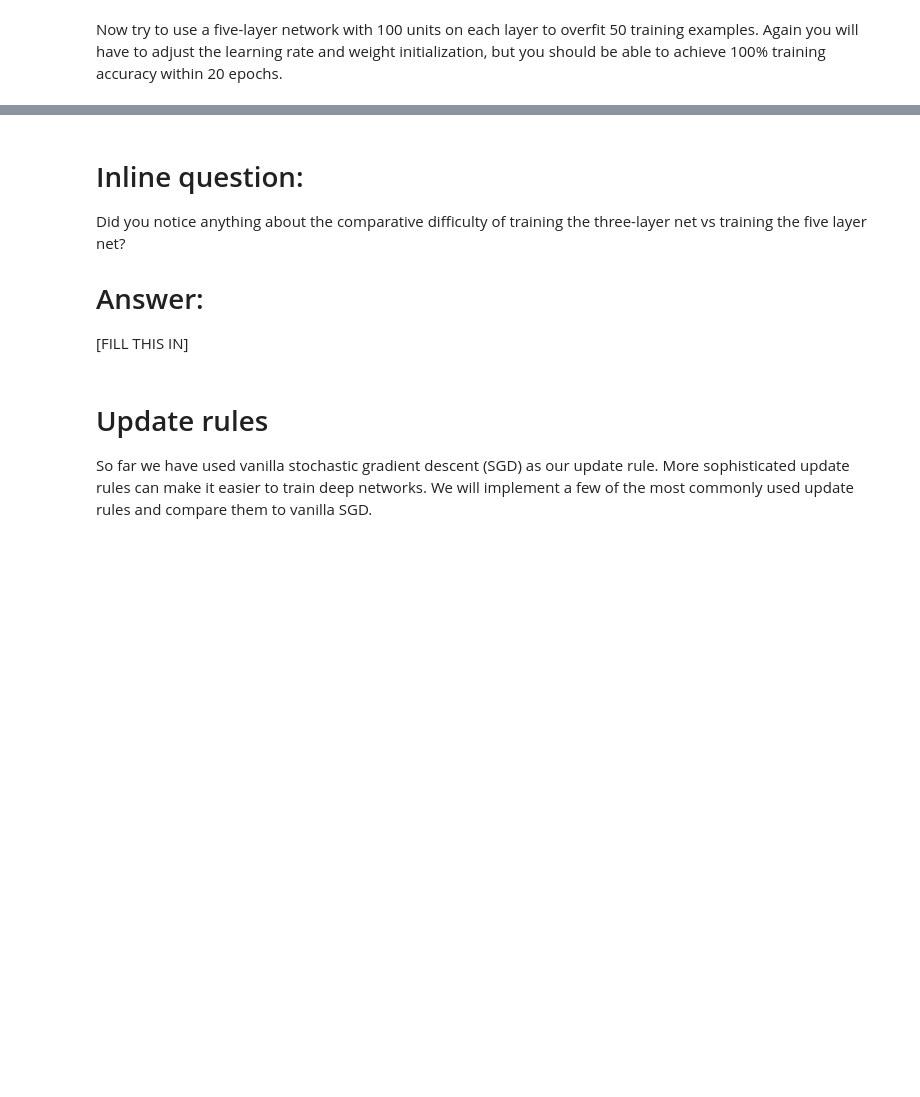
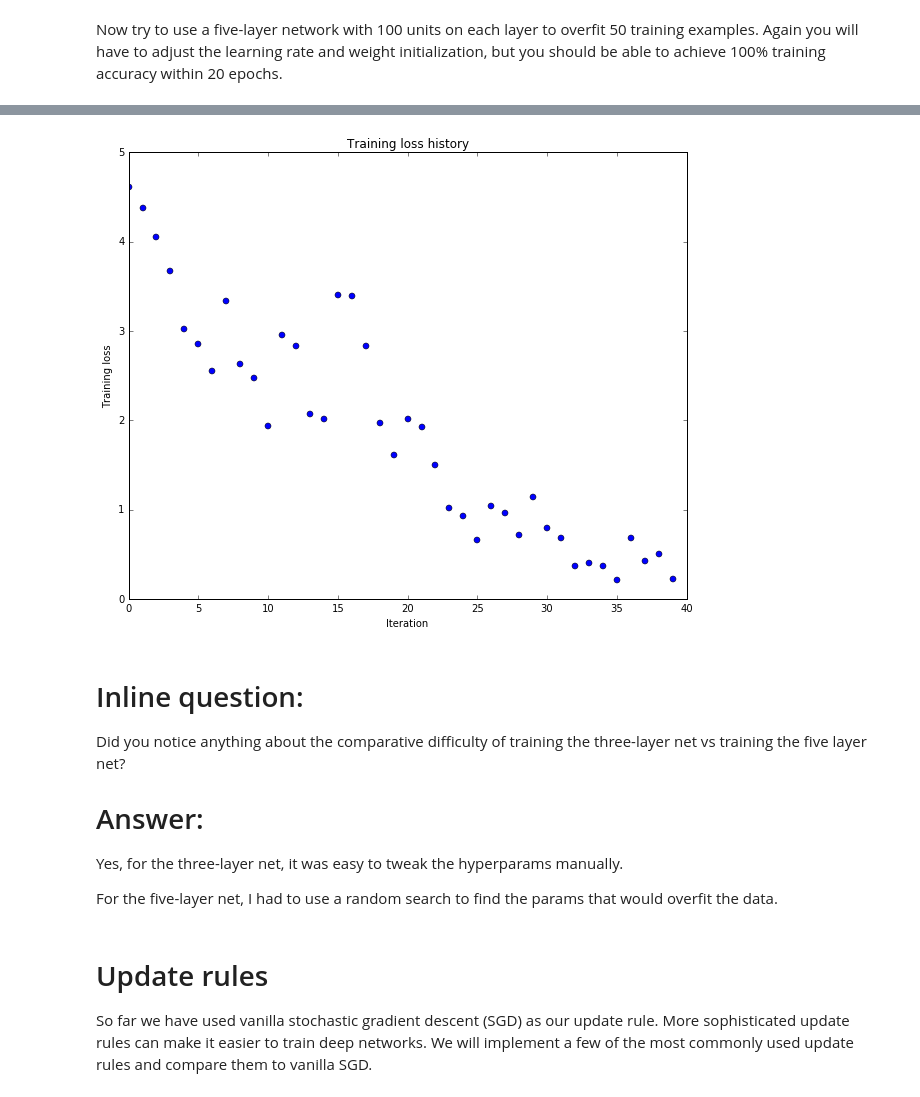
Before and after one commit to 174high/machine_learning, a Jupyter notebook: cs231n/assignment2/FullyConnectedNets.ipynb, the cells around one changed output, grey strips where cells are left out. Saved outputs shown, nothing was run; the diff lists cells and outputs as text; code cells hidden in the pictures; blank space fills up the shorter version.

```diff
--- a/cs231n/assignment2/FullyConnectedNets.ipynb
+++ b/cs231n/assignment2/FullyConnectedNets.ipynb
@@ -475,21 +496,32 @@ small_data = {
   'y_val': data['y_val'],
 }
 
-learning_rate = 1e-3
-weight_scale = 1e-5
-model = FullyConnectedNet([100, 100, 100, 100],
-                weight_scale=weight_scale, dtype=np.float64)
-solver = Solver(model, small_data,
-                print_every=10, num_epochs=20, batch_size=25,
-                update_rule='sgd',
-                optim_config={
-                  'learning_rate': learning_rate,
-                }
-         )
-solver.train()
+tries = 200
+
+for i in range(tries):
+    learning_rate = 10**np.random.uniform(-7, -1)
+    weight_scale = 10**np.random.uniform(-7, -1)
+
+    model = FullyConnectedNet([100, 100, 100, 100],
+                    weight_scale=weight_scale, dtype=np.float64)
+    solver = Solver(model, small_data,
+                    print_every=10, num_epochs=20, batch_size=25,
+                    update_rule='sgd',
+                    optim_config={
+                      'learning_rate': learning_rate,
+                    }
+             )
+    solver.train()
+    print "accuracy: {acc}".format(acc=solver.train_acc_history[-1])
+    if solver.train_acc_history[-1] == 1.0:
+        print "learning rate: {lr}".format(lr=learning_rate)
+        print "weight_scale: {ws}".format(ws=weight_scale)
+        break
+
 
 plt.plot(solver.loss_history, 'o')
 plt.title('Training loss history')
 plt.xlabel('Iteration')
 plt.ylabel('Training loss')
 plt.show()
+# %% [output]
@@ -496,9 +545,12 @@ plt.show()
+[figure, added]
 # %% [markdown]
 # Inline question:
 Did you notice anything about the comparative difficulty of training the three-layer net vs training the five layer net?
 
 # Answer:
-[FILL THIS IN]
+Yes, for the three-layer net, it was easy to tweak the hyperparams manually.
+
+For the five-layer net, I had to use a random search to find the params that would overfit the data.
 # %% [markdown]
 # Update rules
 So far we have used vanilla stochastic gradient descent (SGD) as our update rule. More sophisticated update rules can make it easier to train deep networks. We will implement a few of the most commonly used update rules and compare them to vanilla SGD.
```
Also changed, not shown: parts of 3 cells of this notebook, 1 other file.
